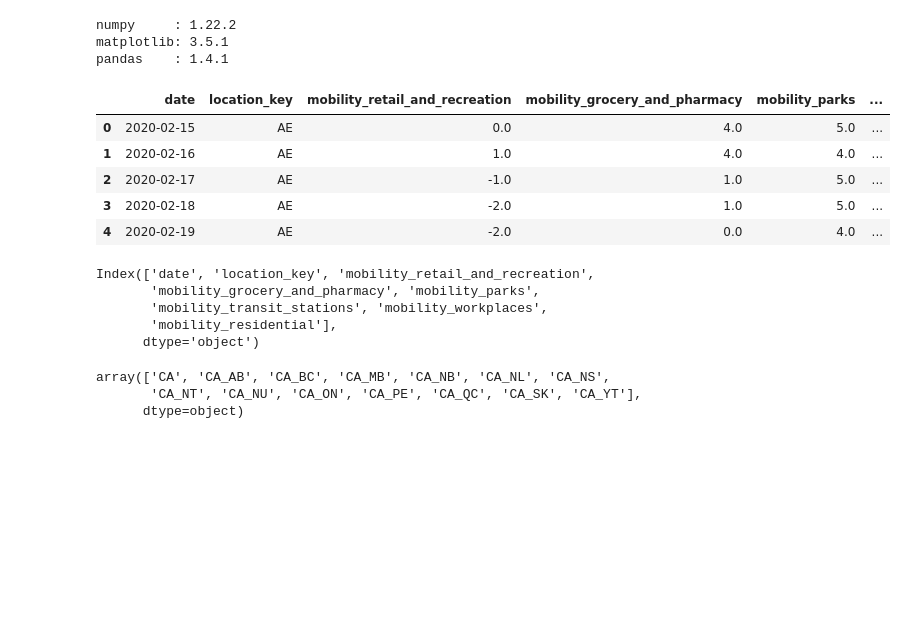
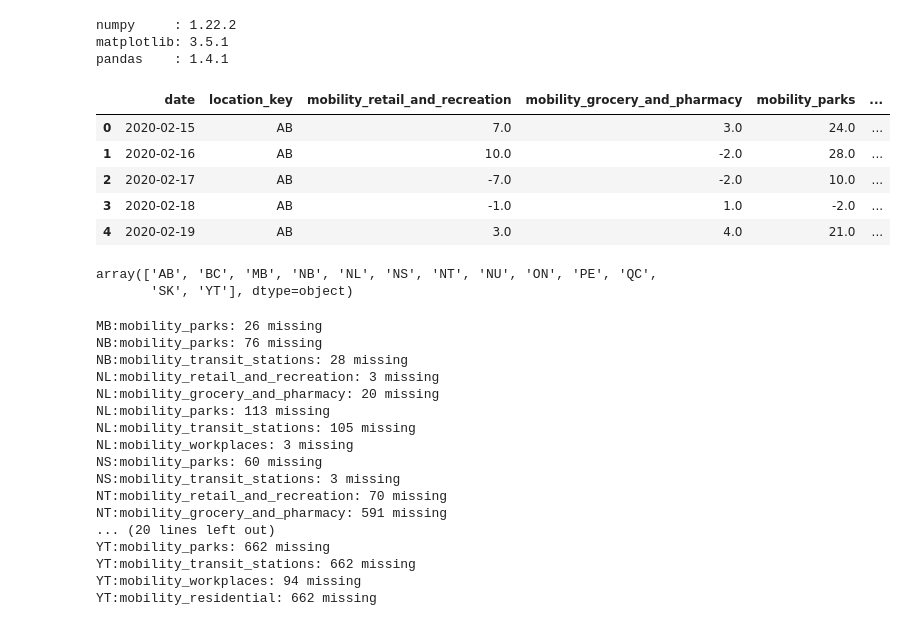
Before and after one commit to kbrezinski/COVID-BiLSTM, a Jupyter notebook: COVID-BiLSTM/process-google-data.ipynb, the cells around one changed output. Saved outputs shown, nothing was run; the diff lists cells and outputs as text; code cells hidden in the pictures; blank space fills up the shorter version.

```diff
--- a/COVID-BiLSTM/process-google-data.ipynb
+++ b/COVID-BiLSTM/process-google-data.ipynb
@@ -21,30 +21,18 @@ matplotlib: 3.5.1
 pandas    : 1.4.1
 # %%
 ## workplace retail and transit?
-df = pd.read_csv('data/mobility.csv')
+df = pd.read_csv('data/CAN-mobility.csv')
 df.head()
 # %% [output]
 |  | date | location_key | mobility_retail_and_recreation | mobility_grocery_and_pharmacy | mobility_parks | ... |
-| 0 | 2020-02-15 | AE | 0.0 | 4.0 | 5.0 | ... |
-| 1 | 2020-02-16 | AE | 1.0 | 4.0 | 4.0 | ... |
-| 2 | 2020-02-17 | AE | -1.0 | 1.0 | 5.0 | ... |
-| 3 | 2020-02-18 | AE | -2.0 | 1.0 | 5.0 | ... |
-| 4 | 2020-02-19 | AE | -2.0 | 0.0 | 4.0 | ... |
+| 0 | 2020-02-15 | AB | 7.0 | 3.0 | 24.0 | ... |
+| 1 | 2020-02-16 | AB | 10.0 | -2.0 | 28.0 | ... |
+| 2 | 2020-02-17 | AB | -7.0 | -2.0 | 10.0 | ... |
+| 3 | 2020-02-18 | AB | -1.0 | 1.0 | -2.0 | ... |
+| 4 | 2020-02-19 | AB | 3.0 | 4.0 | 21.0 | ... |
-# %%
-is_CA = df['location_key'].apply(lambda x: x.startswith('CA') if isinstance(x, str) else False)
-df_CA = df[is_CA]
-print(df_CA.columns)
-# %% [output]
-Index(['date', 'location_key', 'mobility_retail_and_recreation',
-       'mobility_grocery_and_pharmacy', 'mobility_parks',
-       'mobility_transit_stations', 'mobility_workplaces',
-       'mobility_residential'],
-      dtype='object')
 # %%
 ## only categroized by provinces, not subregions
-
-df_CA['location_key'].unique()
+df['location_key'].unique()
 # %% [output]
-array(['CA', 'CA_AB', 'CA_BC', 'CA_MB', 'CA_NB', 'CA_NL', 'CA_NS',
-       'CA_NT', 'CA_NU', 'CA_ON', 'CA_PE', 'CA_QC', 'CA_SK', 'CA_YT'],
-      dtype=object)
+array(['AB', 'BC', 'MB', 'NB', 'NL', 'NS', 'NT', 'NU', 'ON', 'PE', 'QC',
+       'SK', 'YT'], dtype=object)
@@ -53,14 +39,12 @@ tmp.columns
 # %%
 # sanity check to check which columns have missing elements
-
-is_CA = df['location_key'].apply(lambda x: x.startswith('CA') if isinstance(x, str) else False)
-df_CA = df[is_CA]
+# all of them are in provinces not if interest
 
 # loop through provinces
-for province in df_CA['location_key'].unique():
+for province in df['location_key'].unique():
 
     # fetch provincial data
-    tmp = df_CA[df_CA['location_key'] == province]
+    tmp = df[df['location_key'] == province]
 
     # loop through mobility metrics
     for metric in tmp.columns:
@@ -69,6 +53,24 @@ for province in df_CA['location_key'].unique():
             continue
         # print missing occurances
         print(f"{province}:{metric}: {tmp[metric].isnull().sum()} missing")
+# %% [output]
+MB:mobility_parks: 26 missing
+NB:mobility_parks: 76 missing
+NB:mobility_transit_stations: 28 missing
+NL:mobility_retail_and_recreation: 3 missing
+NL:mobility_grocery_and_pharmacy: 20 missing
+NL:mobility_parks: 113 missing
+NL:mobility_transit_stations: 105 missing
+NL:mobility_workplaces: 3 missing
+NS:mobility_parks: 60 missing
+NS:mobility_transit_stations: 3 missing
+NT:mobility_retail_and_recreation: 70 missing
+NT:mobility_grocery_and_pharmacy: 591 missing
+... (20 lines left out)
+YT:mobility_parks: 662 missing
+YT:mobility_transit_stations: 662 missing
+YT:mobility_workplaces: 94 missing
+YT:mobility_residential: 662 missing
 # %%
 from sklearn.pipeline import Pipeline
 from sklearn.impute import KNNImputer
```
Also changed, not shown: parts of 2 cells of this notebook, 2 other files.
